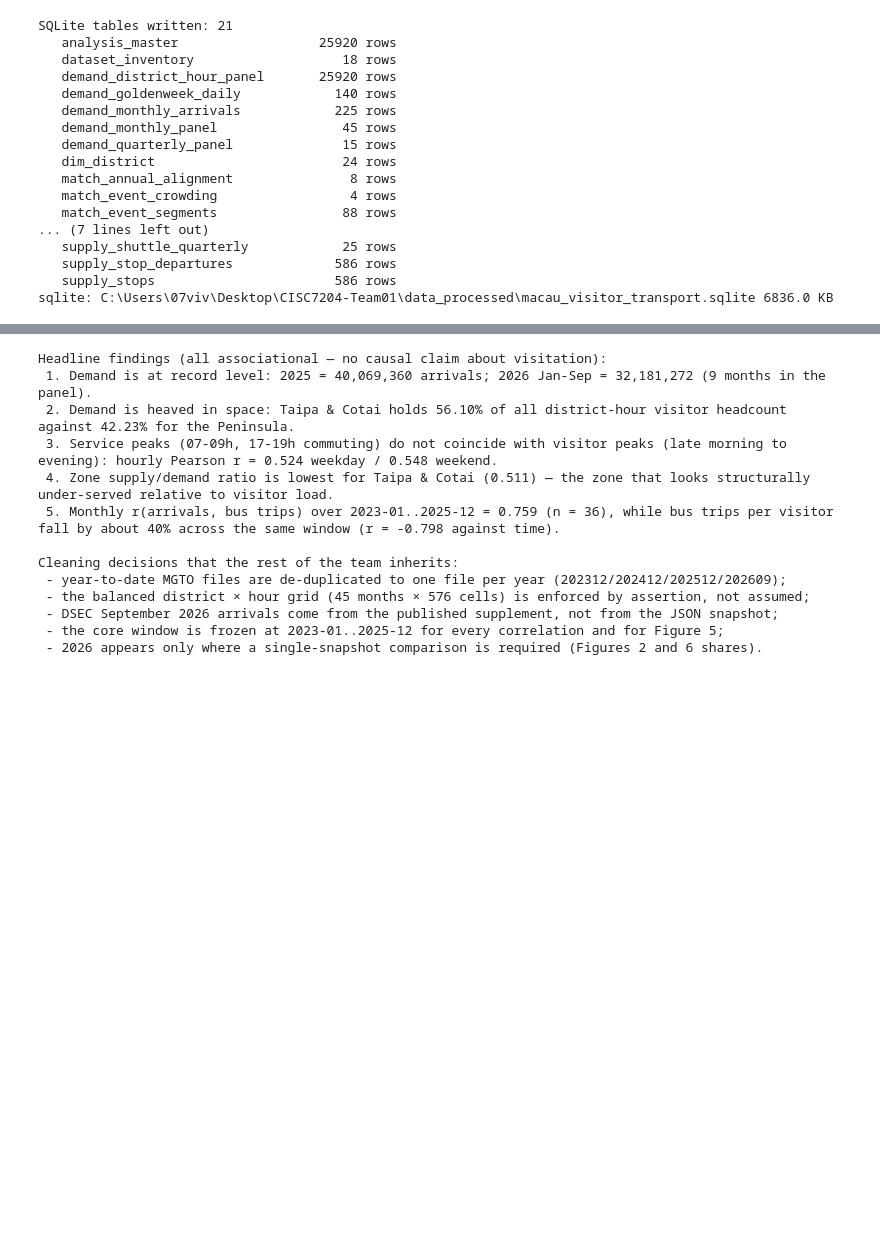
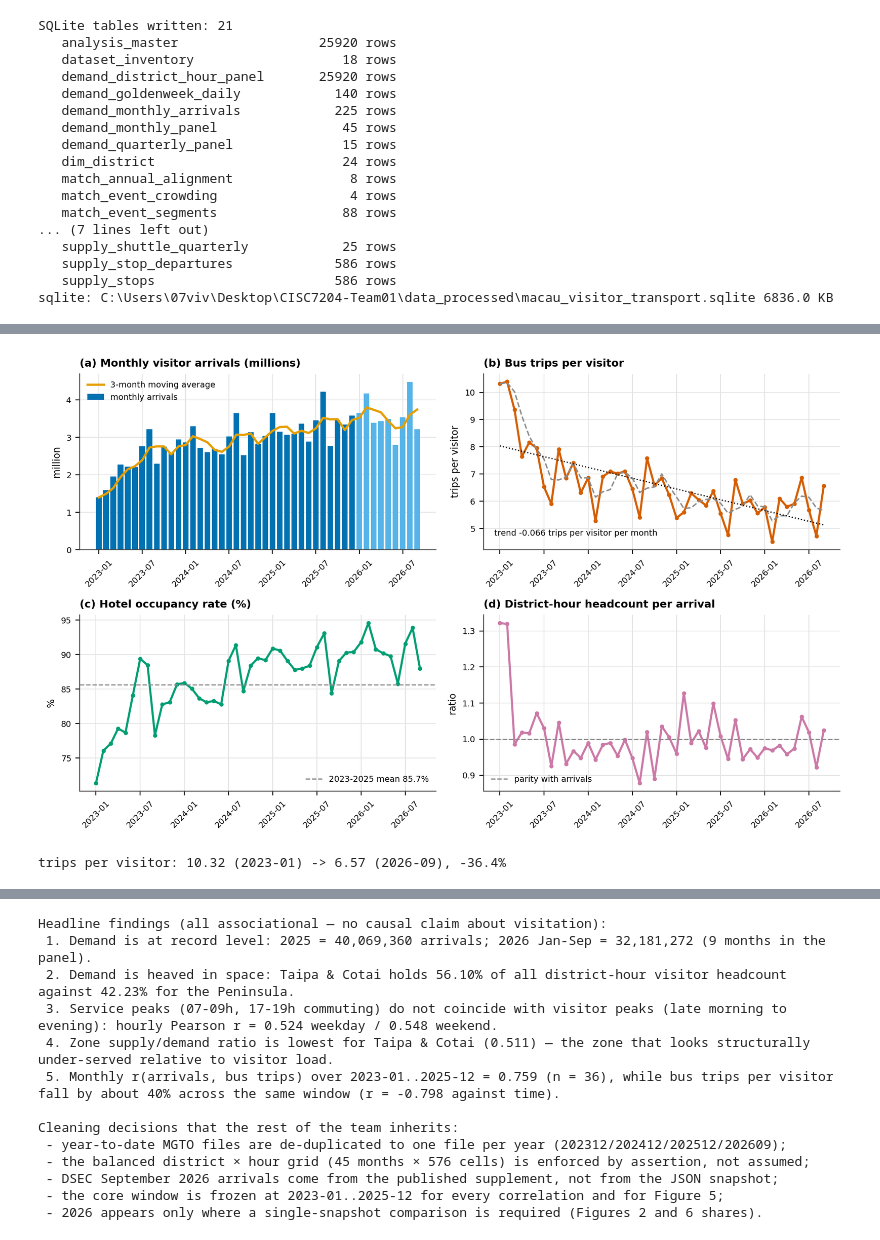
Before and after one commit to FongChinWai-Vivi/CISC7204-ClassE-Team01-2026GitHub, a Jupyter notebook: notebooks/cisc7204_pipeline_M3_vivi.ipynb, the cells around one changed output, grey strips where cells are left out. Drawn from its saved outputs; the diff is of its cells as text; code cells hidden in the pictures; blank space fills up the shorter version.

```diff
--- a/notebooks/cisc7204_pipeline_M3_vivi.ipynb
+++ b/notebooks/cisc7204_pipeline_M3_vivi.ipynb
@@ -1588,0 +1664,57 @@ display(man)
+# %%
+# ---------------------------------------------------------------- Figure 7 — monthly dashboard
+fig, axes = plt.subplots(2, 2, figsize=(9.6, 5.8))
+x = np.arange(len(mon))
+years = mon["year"].to_numpy()
+
+ax = axes[0, 0]
+ax.bar(x, mon["visitor_arrivals"] / 1e6, color=[C["blue"] if y != 2026 else C["sky"] for y in years],
+       width=0.78, label="monthly arrivals")
+ax.plot(x, mon["arrivals_ma3"] / 1e6, color=C["orange"], lw=1.9, label="3-month moving average")
+ax.set_title("(a) Monthly visitor arrivals (millions)", fontsize=9, loc="left")
+ax.set_ylabel("million", fontsize=8)
+ax.legend(fontsize=7, frameon=False, loc="upper left")
+ax.set_xticks(x[::6]); ax.set_xticklabels(mon["month"].iloc[::6], fontsize=7, rotation=45)
+
+ax = axes[0, 1]
+ax.plot(x, mon["bus_trips_per_arrival"], color=C["red"], lw=1.8, marker="o", ms=2.6)
+ax.plot(x, mon["bus_trips_per_arrival_ma3"], color=C["grey"], lw=1.2, ls="--")
+slope = np.polyfit(x, mon["bus_trips_per_arrival"], 1)[0]
+ax.plot(x, np.polyval(np.polyfit(x, mon["bus_trips_per_arrival"], 1), x), color="k", lw=1.0, ls=":")
+ax.annotate(f"trend {slope:+.3f} trips per visitor per month",
+            xy=(0.03, 0.08), xycoords="axes fraction", fontsize=7)
+ax.set_title("(b) Bus trips per visitor", fontsize=9, loc="left")
+ax.set_ylabel("trips per visitor", fontsize=8)
+ax.set_xticks(x[::6]); ax.set_xticklabels(mon["month"].iloc[::6], fontsize=7, rotation=45)
+
+ax = axes[1, 0]
+ax.plot(x, mon["hotel_occ_pct"], color=C["green"], lw=1.8, marker="o", ms=2.6)
+ax.axhline(full["hotel_occ_pct"].mean(), color=C["grey"], lw=1.0, ls="--",
+           label=f"2023-2025 mean {full['hotel_occ_pct'].mean():.1f}%")
+ax.set_title("(c) Hotel occupancy rate (%)", fontsize=9, loc="left")
+ax.set_ylabel("%", fontsize=8)
+ax.legend(fontsize=7, frameon=False, loc="lower right")
+ax.set_xticks(x[::6]); ax.set_xticklabels(mon["month"].iloc[::6], fontsize=7, rotation=45)
+
+ax = axes[1, 1]
+ax.plot(x, mon["district_hits_per_arrival"], color=C["purple"], lw=1.8, marker="o", ms=2.6)
+ax.axhline(1.0, color=C["grey"], lw=1.0, ls="--", label="parity with arrivals")
+ax.set_title("(d) District-hour headcount per arrival", fontsize=9, loc="left")
+ax.set_ylabel("ratio", fontsize=8)
+ax.legend(fontsize=7, frameon=False, loc="lower left")
+ax.set_xticks(x[::6]); ax.set_xticklabels(mon["month"].iloc[::6], fontsize=7, rotation=45)
+
+for ax in axes.ravel():
+    ax.tick_params(labelsize=7)
+    ax.grid(axis="y", color="0.9", lw=0.7)
+    ax.set_axisbelow(True)
+fig.tight_layout()
+fig.savefig(os.path.join(FIGD, "fig7_monthly_dashboard.png"), dpi=200, bbox_inches="tight")
+plt.show()
+
+print(f"trips per visitor: {mon['bus_trips_per_arrival'].iloc[0]:.2f} ({mon['month'].iloc[0]}) -> "
+      f"{mon['bus_trips_per_arrival'].iloc[-1]:.2f} ({mon['month'].iloc[-1]}), "
+      f"{mon['bus_trips_per_arrival'].iloc[-1] / mon['bus_trips_per_arrival'].iloc[0] - 1:+.1%}")
+# %% [output]
+[figure, added]
+trips per visitor: 10.32 (2023-01) -> 6.57 (2026-09), -36.4%
```
Also changed, not shown: parts of 21 cells of this notebook, 26 other files.
